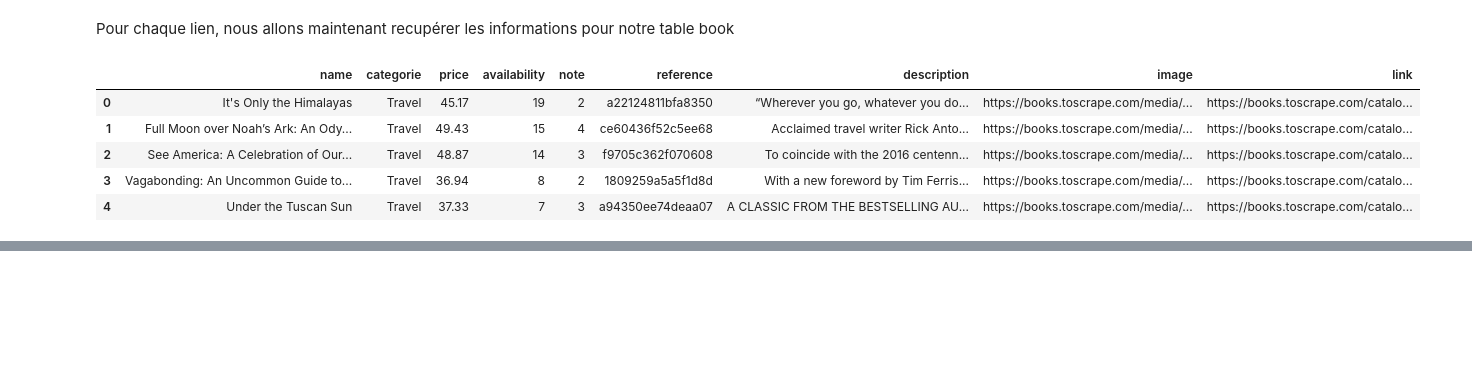
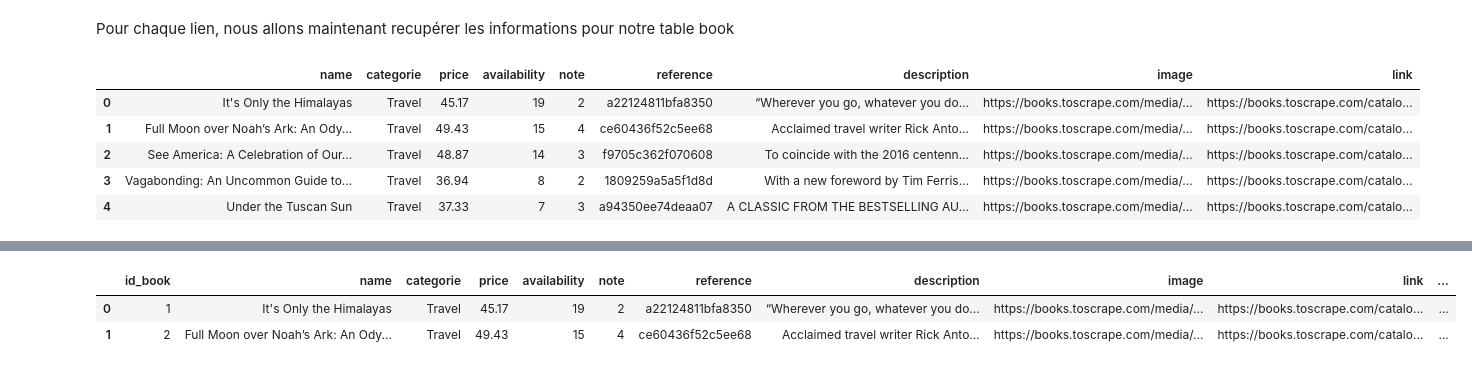
Before and after one commit to bigbong-K/projet_gestion_bibliotheque, a Jupyter notebook: scrapping/main.ipynb, the cells around one changed output, grey strips where cells are left out. Cells and saved outputs as stored; diff of their text form; code cells hidden in the pictures; blank space fills up the shorter version.

```diff
--- a/scrapping/main.ipynb
+++ b/scrapping/main.ipynb
@@ -46,3 +46,8 @@ df_categorie.head()
 | 2 | Historical Fiction | https://books.toscrape.com/catalo... |
 | 3 | Sequential Art | https://books.toscrape.com/catalo... |
 | 4 | Classics | https://books.toscrape.com/catalo... |
+# %%
+df_categorie = df_categorie.reset_index()
+df_categorie = df_categorie.rename(columns={"index":"id_categorie"})
+df_categorie["id_categorie"] = df_categorie["id_categorie"] + 1
+df_categorie.head()
@@ -167,0 +195,5 @@ df_book.head()
+# %%
+df_books = pd.merge(df_book, df_categorie[["name", "id_categorie"]], how="left", left_on="categorie", right_on="name")
+df_books = df_books.drop(columns=["name_y"])
+df_books = df_books.rename(columns={"name_x":"name"})
+df_books.head()
@@ -167,0 +207,6 @@ df_book.head()
+# %%
+df_books.head(2)
+# %% [output]
+|  | id_book | name | categorie | price | availability | note | reference | description | image | link | ... |
+| 0 | 1 | It's Only the Himalayas | Travel | 45.17 | 19 | 2 | a22124811bfa8350 | “Wherever you go, whatever you do... | https://books.toscrape.com/media/... | https://books.toscrape.com/catalo... | ... |
+| 1 | 2 | Full Moon over Noah’s Ark: An Ody... | Travel | 49.43 | 15 | 4 | ce60436f52c5ee68 | Acclaimed travel writer Rick Anto... | https://books.toscrape.com/media/... | https://books.toscrape.com/catalo... | ... |
```
Also changed, not shown: parts of 6 cells of this notebook.
